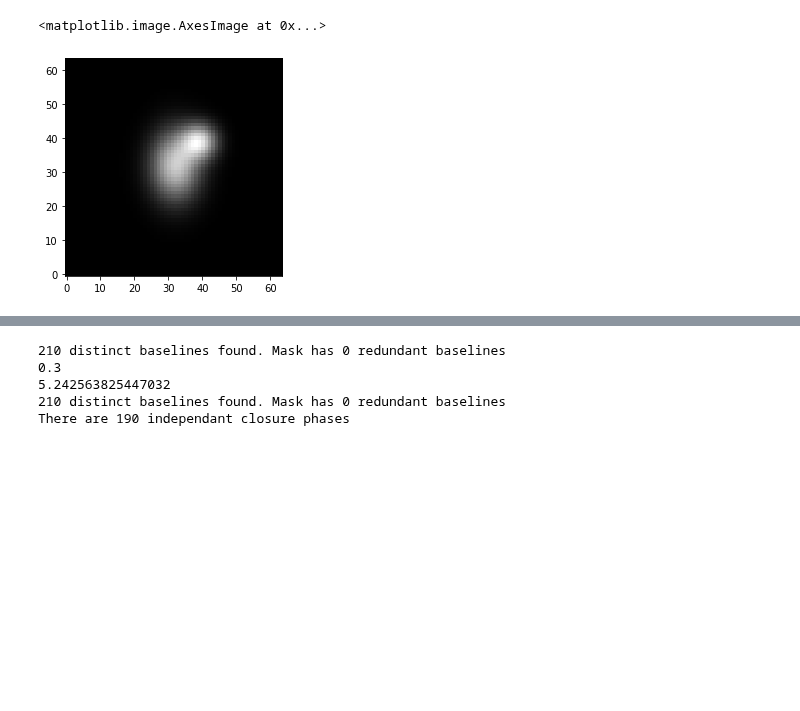
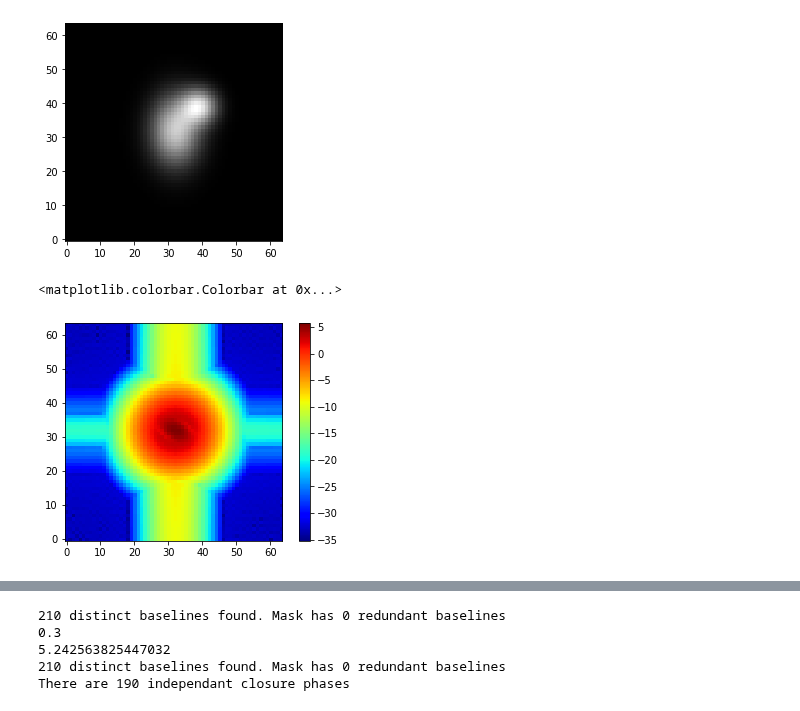
Before and after one commit to AlexandreAdam/ExoRIM, a Jupyter notebook: notebooks/physical_model_tests.ipynb, the cells around one changed output, grey strips where cells are left out. Drawn from its saved outputs; the diff is of its cells as text; code cells hidden in the pictures; blank space fills up the shorter version.

```diff
--- a/notebooks/physical_model_tests.ipynb
+++ b/notebooks/physical_model_tests.ipynb
@@ -35,6 +35,8 @@ image1 += np.exp(-rho_squared/radius**2)
 rho_squared = (xx - 7) ** 2 + (yy - 7) ** 2
 image1 += np.exp(-rho_squared/5**2)
 
+fft = np.log(np.abs(np.fft.fftshift(np.fft.fft2(image1))))
+
 # image1 += np.sqrt(rho_squared) < radius
 # rho_squared = (xx - 10) ** 2 + (yy -10) ** 2/3
 # image1 += np.sqrt(rho_squared) < 2
@@ -42,10 +44,24 @@ image1 += np.exp(-rho_squared/5**2)
 # image1 += np.sqrt(rho_squared) < 5
 # image1 += np.logical_and(rho_squared > radius**2, rho_squared < radius**2 + radius) * 0.1
 
-plt.imshow(image1, cmap="gray")
+im = plt.imshow(image1, cmap="gray")
 # %% [output]
-<matplotlib.image.AxesImage at 0x...>
 [figure]
+# %%
+fft = np.log(np.abs(np.fft.fftshift(np.fft.fft2(image1))))
+
+# image1 += np.sqrt(rho_squared) < radius
+# rho_squared = (xx - 10) ** 2 + (yy -10) ** 2/3
+# image1 += np.sqrt(rho_squared) < 2
+# rho_squared = (xx - 5) ** 2 + (yy -10) ** 2/6
+# image1 += np.sqrt(rho_squared) < 5
+# image1 += np.logical_and(rho_squared > radius**2, rho_squared < radius**2 + radius) * 0.1
+
+im = plt.imshow(fft, cmap="jet")
+plt.colorbar(im)
+# %% [output]
+<matplotlib.colorbar.Colorbar at 0x...>
+[figure, added]
 # %%
 x = (L + np.random.normal(0, var, N)) * np.cos(2 * np.pi * np.arange(N) / N)
 y = (L + np.random.normal(0, var, N)) * np.sin(2 * np.pi * np.arange(N) / N)
```
Also changed, not shown: parts of 8 cells of this notebook, 13 other files.
